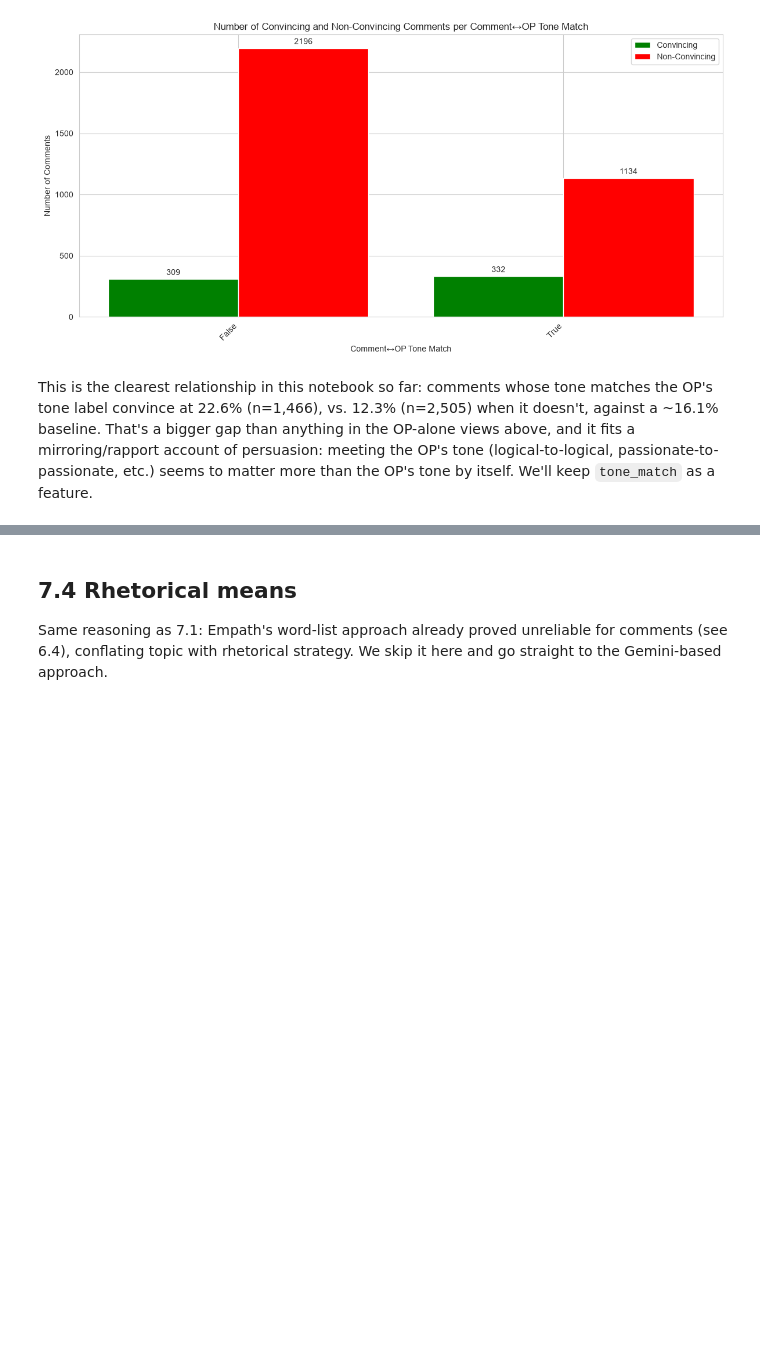
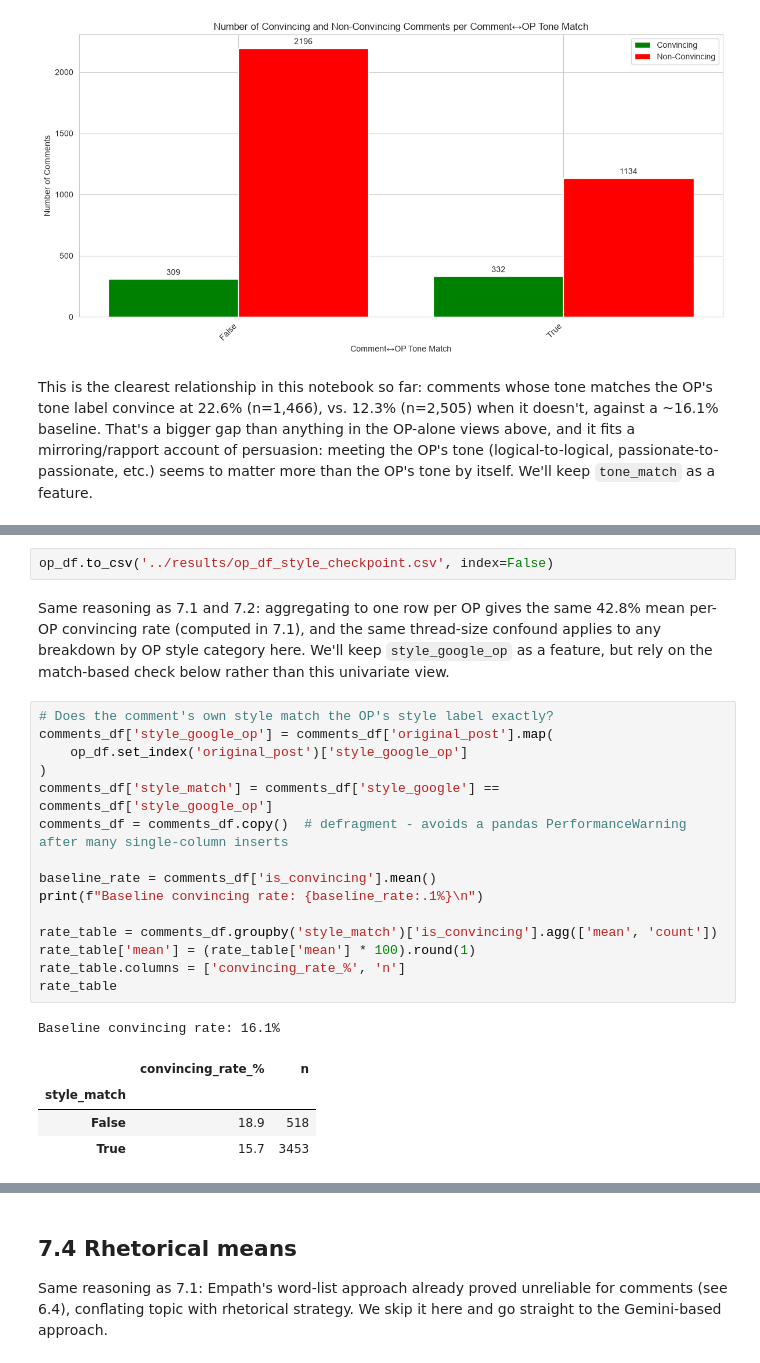
Before and after one commit to jct-nlp/change-my-view-2025, a Jupyter notebook: this work/03.3_feature_engineering_op_relation.ipynb, the cells around one changed output, grey strips where cells are left out. Saved outputs shown, nothing was run; the diff lists cells and outputs as text; blank space fills up the shorter version.

```diff
--- a/this work/03.3_feature_engineering_op_relation.ipynb
+++ b/this work/03.3_feature_engineering_op_relation.ipynb
@@ -348,0 +410,25 @@ op_df['style_label_op'] = op_df['style_op'].apply(get_style_label)
+# %%
+op_df.to_csv('../results/op_df_style_checkpoint.csv', index=False)
+# %% [markdown]
+Same reasoning as 7.1 and 7.2: aggregating to one row per OP gives the same 42.8% mean per-OP convincing rate (computed in 7.1), and the same thread-size confound applies to any breakdown by OP style category here. We'll keep `style_google_op` as a feature, but rely on the match-based check below rather than this univariate view.
+# %%
+# Does the comment's own style match the OP's style label exactly?
+comments_df['style_google_op'] = comments_df['original_post'].map(
+    op_df.set_index('original_post')['style_google_op']
+)
+comments_df['style_match'] = comments_df['style_google'] == comments_df['style_google_op']
+comments_df = comments_df.copy()  # defragment - avoids a pandas PerformanceWarning after many single-column inserts
+
+baseline_rate = comments_df['is_convincing'].mean()
+print(f"Baseline convincing rate: {baseline_rate:.1%}\n")
+
+rate_table = comments_df.groupby('style_match')['is_convincing'].agg(['mean', 'count'])
+rate_table['mean'] = (rate_table['mean'] * 100).round(1)
+rate_table.columns = ['convincing_rate_%', 'n']
+rate_table
+# %% [output]
+Baseline convincing rate: 16.1%
+|  | convincing_rate_% | n |
+| style_match |  |  |
+| False | 18.9 | 518 |
+| True | 15.7 | 3453 |
```
Also changed, not shown: parts of 12 cells of this notebook.
